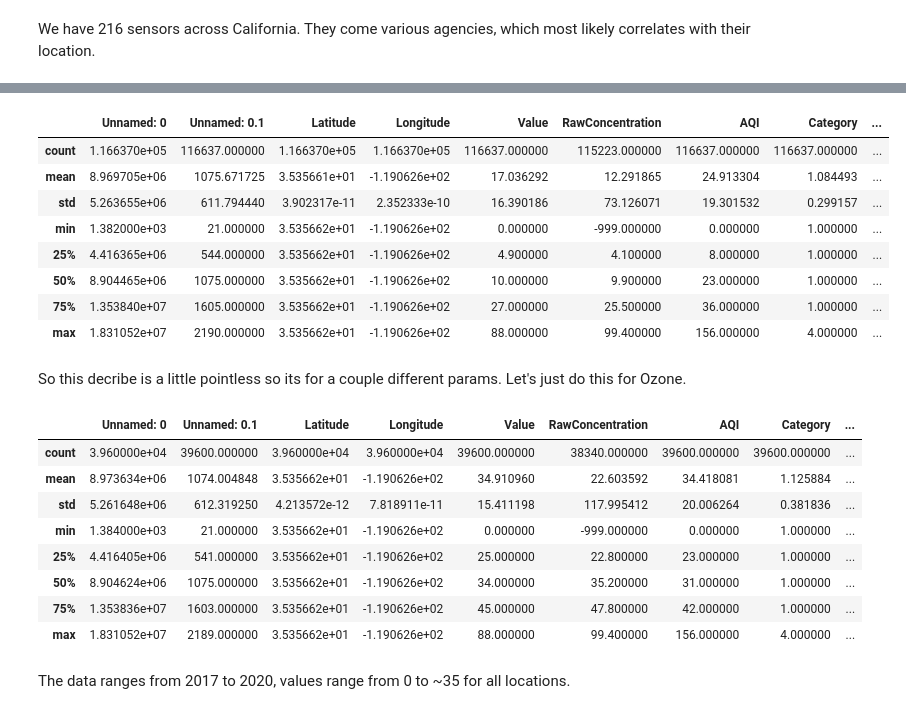
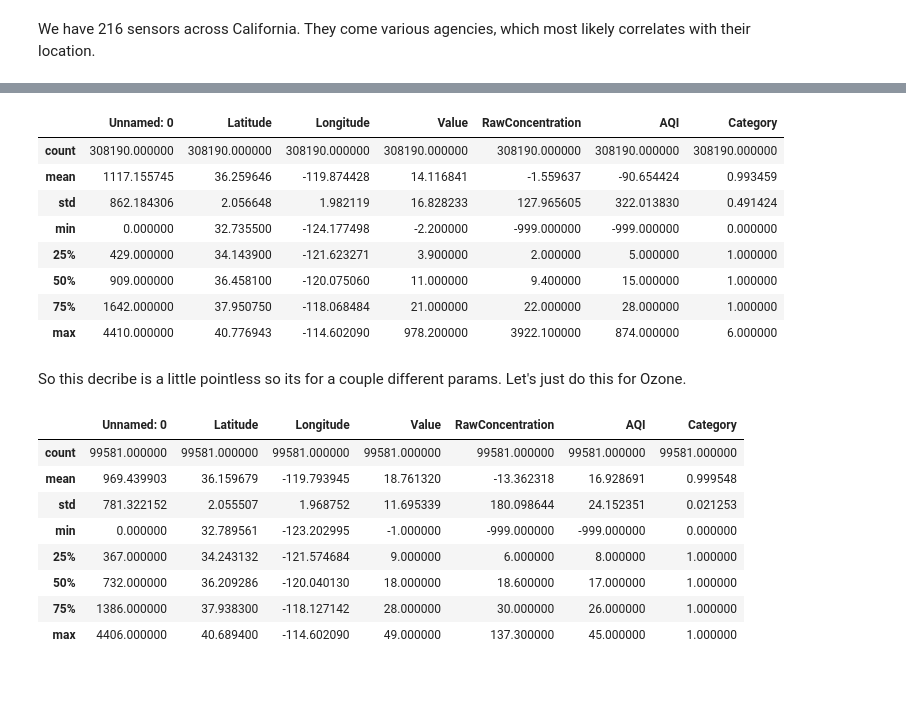
Before and after one commit to hikari-murayama/CA_ag_pollution, a Jupyter notebook: 00_Exploration_AirNow.ipynb, the cells around one changed output, grey strips where cells are left out. Drawn from its saved outputs; the diff is of its cells as text; code cells hidden in the pictures; blank space fills up the shorter version.

Commit message:
added EDA for airnow data

```diff
--- a/00_Exploration_AirNow.ipynb
+++ b/00_Exploration_AirNow.ipynb
@@ -73,0 +62,4 @@ bakersfield_df.head()
+# %%
+df_2016_12 = pd.read_csv('output/air_now/raw/by_hour/2016-12-01_2016-12-31.csv',
+                        dtype={'FullAQSCode': object,'IntlAQSCode': object})
+df_2016_12.head()
@@ -74,28 +73,26 @@ bakersfield_df.head()
 # %%
-bakersfield_df.describe()
+df_2016_12.describe()
 # %% [output]
-|  | Unnamed: 0 | Unnamed: 0.1 | Latitude | Longitude | Value | RawConcentration | AQI | Category | ... |
-| count | 1.166370e+05 | 116637.000000 | 1.166370e+05 | 1.166370e+05 | 116637.000000 | 115223.000000 | 116637.000000 | 116637.000000 | ... |
-| mean | 8.969705e+06 | 1075.671725 | 3.535661e+01 | -1.190626e+02 | 17.036292 | 12.291865 | 24.913304 | 1.084493 | ... |
-| std | 5.263655e+06 | 611.794440 | 3.902317e-11 | 2.352333e-10 | 16.390186 | 73.126071 | 19.301532 | 0.299157 | ... |
-| min | 1.382000e+03 | 21.000000 | 3.535662e+01 | -1.190626e+02 | 0.000000 | -999.000000 | 0.000000 | 1.000000 | ... |
-| 25% | 4.416365e+06 | 544.000000 | 3.535662e+01 | -1.190626e+02 | 4.900000 | 4.100000 | 8.000000 | 1.000000 | ... |
-| 50% | 8.904465e+06 | 1075.000000 | 3.535662e+01 | -1.190626e+02 | 10.000000 | 9.900000 | 23.000000 | 1.000000 | ... |
-| 75% | 1.353840e+07 | 1605.000000 | 3.535662e+01 | -1.190626e+02 | 27.000000 | 25.500000 | 36.000000 | 1.000000 | ... |
-| max | 1.831052e+07 | 2190.000000 | 3.535662e+01 | -1.190626e+02 | 88.000000 | 99.400000 | 156.000000 | 4.000000 | ... |
+|  | Unnamed: 0 | Latitude | Longitude | Value | RawConcentration | AQI | Category |
+| count | 308190.000000 | 308190.000000 | 308190.000000 | 308190.000000 | 308190.000000 | 308190.000000 | 308190.000000 |
+| mean | 1117.155745 | 36.259646 | -119.874428 | 14.116841 | -1.559637 | -90.654424 | 0.993459 |
+| std | 862.184306 | 2.056648 | 1.982119 | 16.828233 | 127.965605 | 322.013830 | 0.491424 |
+| min | 0.000000 | 32.735500 | -124.177498 | -2.200000 | -999.000000 | -999.000000 | 0.000000 |
+| 25% | 429.000000 | 34.143900 | -121.623271 | 3.900000 | 2.000000 | 5.000000 | 1.000000 |
+| 50% | 909.000000 | 36.458100 | -120.075060 | 11.000000 | 9.400000 | 15.000000 | 1.000000 |
+| 75% | 1642.000000 | 37.950750 | -118.068484 | 21.000000 | 22.000000 | 28.000000 | 1.000000 |
+| max | 4410.000000 | 40.776943 | -114.602090 | 978.200000 | 3922.100000 | 874.000000 | 6.000000 |
 # %% [markdown]
 So this decribe is a little pointless so its for a couple different params. Let's just do this for Ozone.
 # %%
-bakersfield_df.loc[bakersfield_df['Parameter']=='OZONE'].describe()
+df_2016_12.loc[df_2016_12['Parameter']=='OZONE'].describe()
 # %% [output]
-|  | Unnamed: 0 | Unnamed: 0.1 | Latitude | Longitude | Value | RawConcentration | AQI | Category | ... |
-| count | 3.960000e+04 | 39600.000000 | 3.960000e+04 | 3.960000e+04 | 39600.000000 | 38340.000000 | 39600.000000 | 39600.000000 | ... |
-| mean | 8.973634e+06 | 1074.004848 | 3.535662e+01 | -1.190626e+02 | 34.910960 | 22.603592 | 34.418081 | 1.125884 | ... |
-| std | 5.261648e+06 | 612.319250 | 4.213572e-12 | 7.818911e-11 | 15.411198 | 117.995412 | 20.006264 | 0.381836 | ... |
-| min | 1.384000e+03 | 21.000000 | 3.535662e+01 | -1.190626e+02 | 0.000000 | -999.000000 | 0.000000 | 1.000000 | ... |
-| 25% | 4.416405e+06 | 541.000000 | 3.535662e+01 | -1.190626e+02 | 25.000000 | 22.800000 | 23.000000 | 1.000000 | ... |
-| 50% | 8.904624e+06 | 1075.000000 | 3.535662e+01 | -1.190626e+02 | 34.000000 | 35.200000 | 31.000000 | 1.000000 | ... |
-| 75% | 1.353836e+07 | 1603.000000 | 3.535662e+01 | -1.190626e+02 | 45.000000 | 47.800000 | 42.000000 | 1.000000 | ... |
-| max | 1.831052e+07 | 2189.000000 | 3.535662e+01 | -1.190626e+02 | 88.000000 | 99.400000 | 156.000000 | 4.000000 | ... |
+|  | Unnamed: 0 | Latitude | Longitude | Value | RawConcentration | AQI | Category |
+| count | 99581.000000 | 99581.000000 | 99581.000000 | 99581.000000 | 99581.000000 | 99581.000000 | 99581.000000 |
+| mean | 969.439903 | 36.159679 | -119.793945 | 18.761320 | -13.362318 | 16.928691 | 0.999548 |
+| std | 781.322152 | 2.055507 | 1.968752 | 11.695339 | 180.098644 | 24.152351 | 0.021253 |
+| min | 0.000000 | 32.789561 | -123.202995 | -1.000000 | -999.000000 | -999.000000 | 0.000000 |
+| 25% | 367.000000 | 34.243132 | -121.574684 | 9.000000 | 6.000000 | 8.000000 | 1.000000 |
+| 50% | 732.000000 | 36.209286 | -120.040130 | 18.000000 | 18.600000 | 17.000000 | 1.000000 |
+| 75% | 1386.000000 | 37.938300 | -118.127142 | 28.000000 | 30.000000 | 26.000000 | 1.000000 |
+| max | 4406.000000 | 40.689400 | -114.602090 | 49.000000 | 137.300000 | 45.000000 | 1.000000 |
-# %% [markdown]
-The data ranges from 2017 to 2020, values range from 0 to ~35 for all locations.
```
Also changed, not shown: parts of 17 cells of this notebook.
